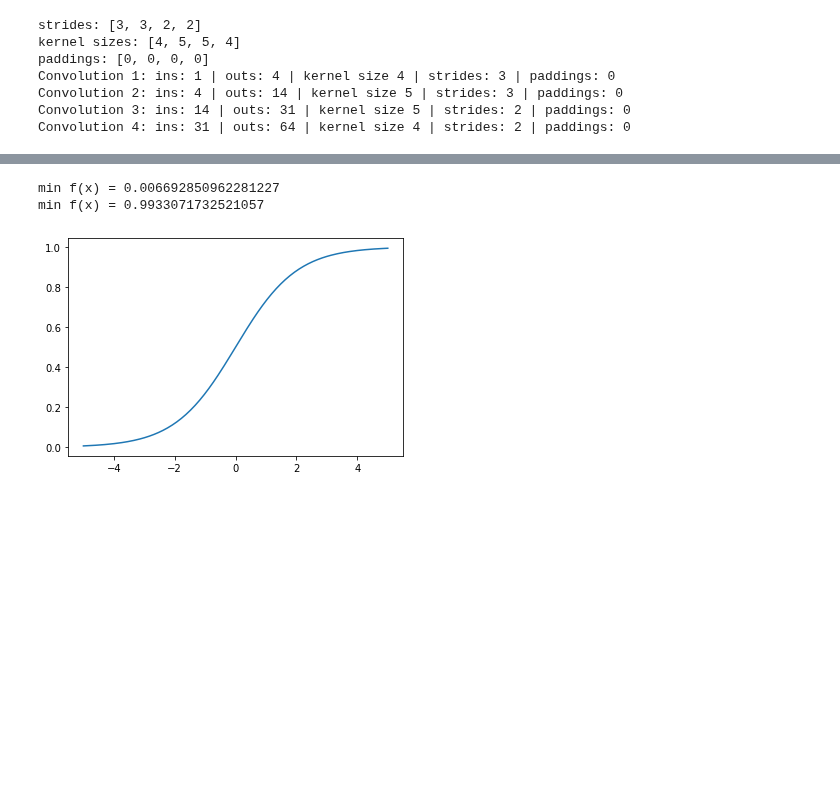
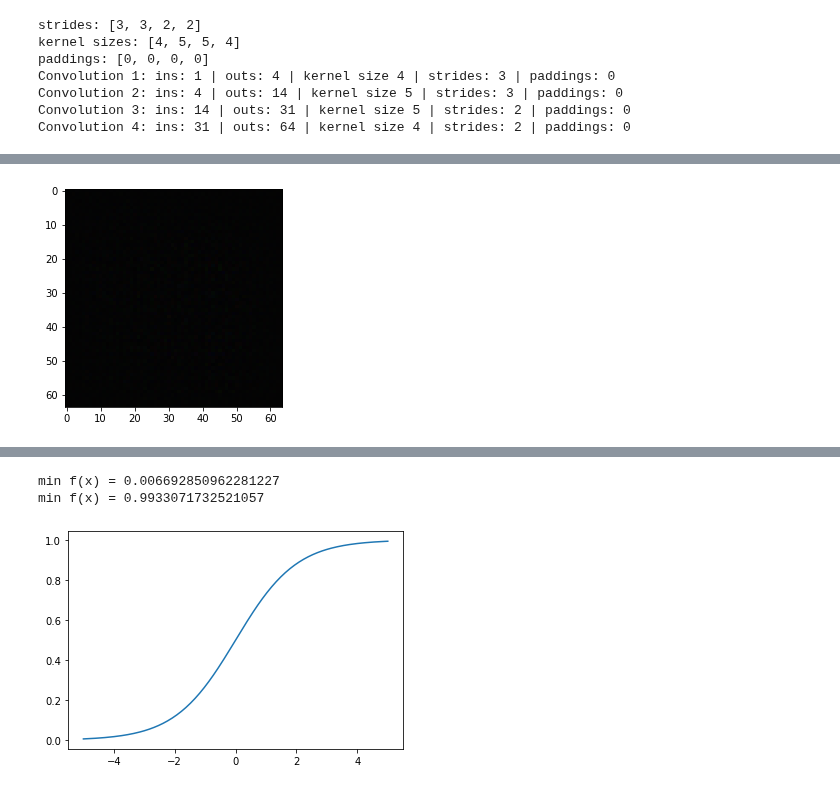
Before and after one commit to neithangurthang/SyntheticCities, a Jupyter notebook: notebooks/08 Conditional GAN.ipynb, the cells around one changed output, grey strips where cells are left out. Drawn from its saved outputs; the diff is of its cells as text; code cells hidden in the pictures; blank space fills up the shorter version.

```diff
--- a/notebooks/08 Conditional GAN.ipynb
+++ b/notebooks/08 Conditional GAN.ipynb
@@ -297,3 +315,7 @@ plt.imshow(pred[i].detach().cpu().permute(1,2,0));
+# %%
+plt.imshow(pred[i].permute(1,2,0).cpu().detach());
+# %% [output]
+[figure, added]
 # %%
 plt.hist(pred[i][0].detach().cpu().flatten().tolist(), bins = 50);
 # %% [output]
```
Also changed, not shown: parts of 28 cells of this notebook, 4 other files.
